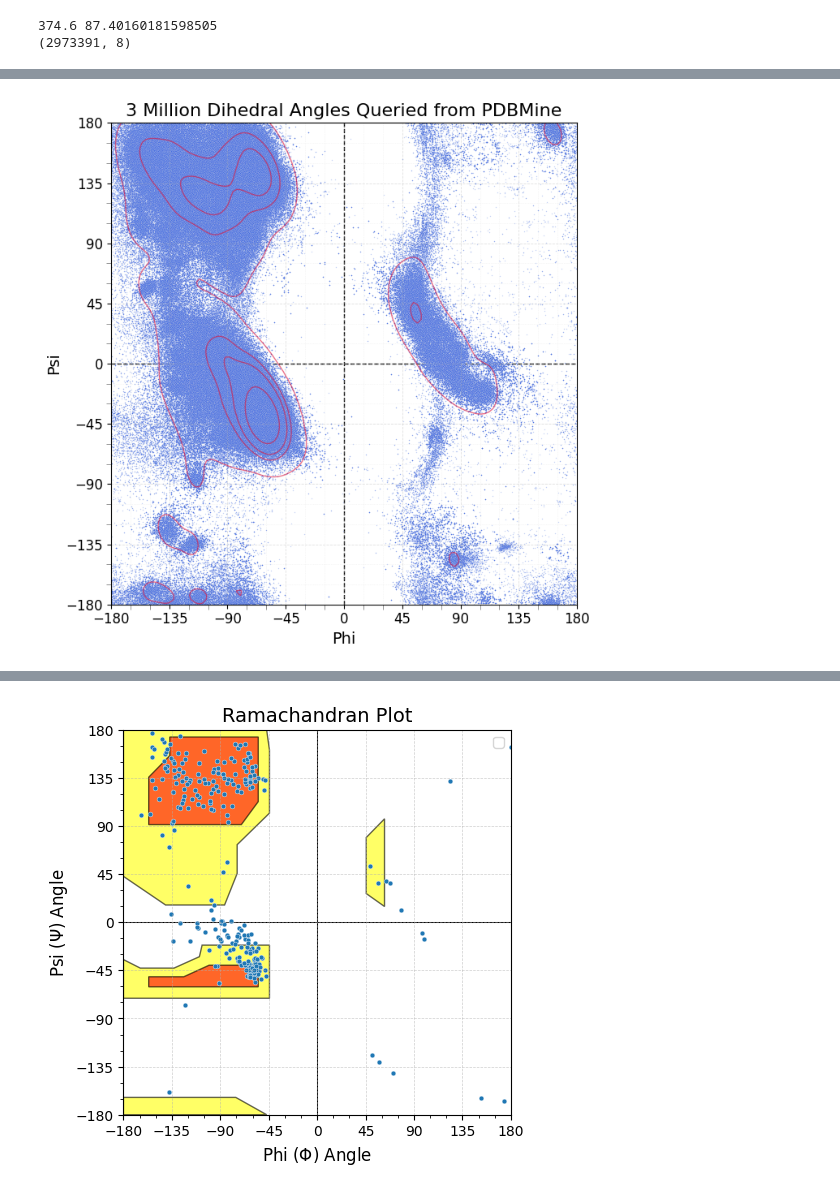
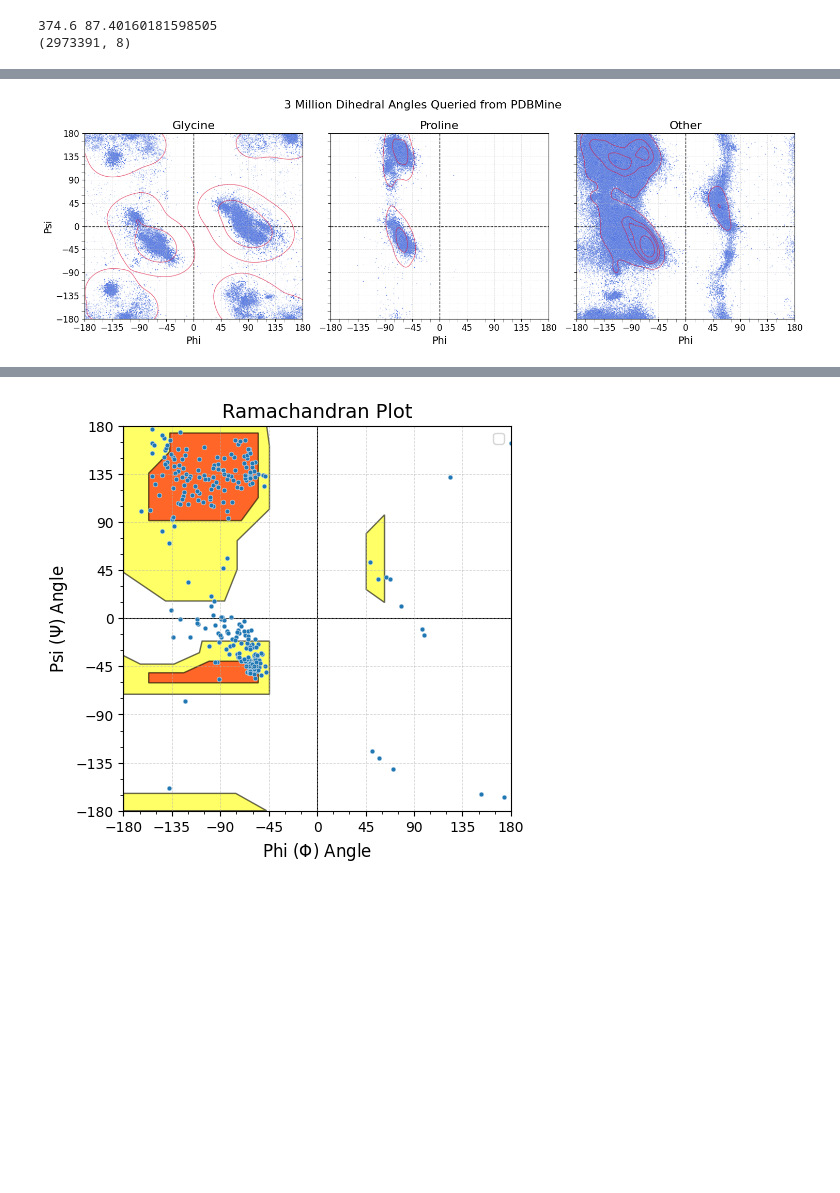
Before and after one commit to Musa-Azeem/protein-dihedral-visualization, a Jupyter notebook: paper_plots.ipynb, the cells around one changed output, grey strips where cells are left out. Cells and saved outputs as stored; diff of their text form; code cells hidden in the pictures; blank space fills up the shorter version.

Commit message:
megaquery plots

```diff
--- a/paper_plots.ipynb
+++ b/paper_plots.ipynb
@@ -88,3 +85,10 @@ results_window.to_csv('3mil_angles.csv', index=False)
 # %% [output]
 374.6 87.40160181598505
 (2973391, 8)
+# %%
+results_window = pd.read_csv('3mil_angles.csv')
+# %%
+results_window_g = results_window[maskg := (results_window.res == 'G')]
+results_window_p = results_window[maskp := (results_window.res == 'P')]
+results_window_all = results_window[~maskg & ~maskp]
+results_window_g.shape, results_window_p.shape, results_window_all.shape
@@ -91,48 +97,49 @@ results_window.to_csv('3mil_angles.csv', index=False)
 # %%
-fig, ax = plt.subplots(figsize=(7,7))
+fig, axes = plt.subplots(1, 3, figsize=(15,5), sharey=True)
+df = results_window_all
+for i,(df,ax) in enumerate(zip([results_window_g, results_window_p, results_window_all], axes)):
+    # Scatter plot with better contrast and transparency
+    sns.scatterplot(
+        data=df,#.sample(1_000_000),
+        x='phi', y='psi',
+        s=1, ax=ax,
+        alpha=0.3, color='royalblue'
+    )
+    levels = 5 if i == 2 else 3
+    sns.kdeplot(
+        data=df.sample(len(df)//10),
+        x='phi', y='psi',
+        levels=levels, color='crimson',
+        linewidths=1, alpha=0.6, ax=ax
+    )
 
-# Scatter plot with better contrast and transparency
-sns.scatterplot(
-    data=results_window,#.sample(1_000_000),
-    x='phi', y='psi',
-    s=1, ax=ax,
-    alpha=0.3, color='royalblue'
-)
+    # Set axis limits and labels
+    ax.set_xlim(-180, 180)
+    ax.set_ylim(-180, 180)
+    ax.set_xlabel('Phi', fontsize=14)
+    ax.set_ylabel('Psi', fontsize=14)
 
-# KDE plot with more levels and smoother appearance
-sns.kdeplot(
-    data=results_window.sample(len(results_window)//10),
-    x='phi', y='psi',
-    levels=5, color='crimson',
-    linewidths=1, alpha=0.6, ax=ax
-)
+    # Improve tick styling
+    ax.set_xticks(np.arange(-180, 181, 45))
+    ax.set_yticks(np.arange(-180, 181, 45))
+    ax.set_xticks(np.arange(-180, 181, 15), minor=True)
+    ax.set_yticks(np.arange(-180, 181, 15), minor=True)
+    ax.tick_params(axis='both', which='major', labelsize=12)
+    ax.tick_params(axis='both', which='minor', length=4, color='gray')
 
-# Set axis limits and labels
-ax.set_xlim(-180, 180)
-ax.set_ylim(-180, 180)
-ax.set_xlabel('Phi', fontsize=14)
-ax.set_ylabel('Psi', fontsize=14)
+    # Improve grid styling
+    ax.grid(True, linestyle="--", alpha=0.4, linewidth=0.6)
+    ax.grid(True, which="minor", linestyle=":", alpha=0.2, linewidth=0.5)
 
-# Improve tick styling
-ax.set_xticks(np.arange(-180, 181, 45))
-ax.set_yticks(np.arange(-180, 181, 45))
-ax.set_xticks(np.arange(-180, 181, 15), minor=True)
-ax.set_yticks(np.arange(-180, 181, 15), minor=True)
-ax.tick_params(axis='both', which='major', labelsize=12)
-ax.tick_params(axis='both', which='minor', length=4, color='gray')
+    # Add reference lines
+    ax.axhline(0, color='black', linewidth=1, linestyle='--', zorder=0)
+    ax.axvline(0, color='black', linewidth=1, linestyle='--', zorder=0)
 
-# Improve grid styling
-ax.grid(True, linestyle="--", alpha=0.4, linewidth=0.6)
-ax.grid(True, which="minor", linestyle=":", alpha=0.2, linewidth=0.5)
-
-# Add reference lines
-ax.axhline(0, color='black', linewidth=1, linestyle='--', zorder=0)
-ax.axvline(0, color='black', linewidth=1, linestyle='--', zorder=0)
-
-ax.set_title('3 Million Dihedral Angles Queried from PDBMine', fontsize=16)
-
+axes[0].set_title('Glycine', fontsize=16)
+axes[1].set_title('Proline', fontsize=16)
+axes[2].set_title('Other', fontsize=16)
+plt.suptitle('3 Million Dihedral Angles Queried from PDBMine', fontsize=16)
 plt.tight_layout()
-
 plt.show()
 # %% [output]
-[figure, old version]
+[figure, new version]
```
Also changed, not shown: parts of 8 cells of this notebook.
